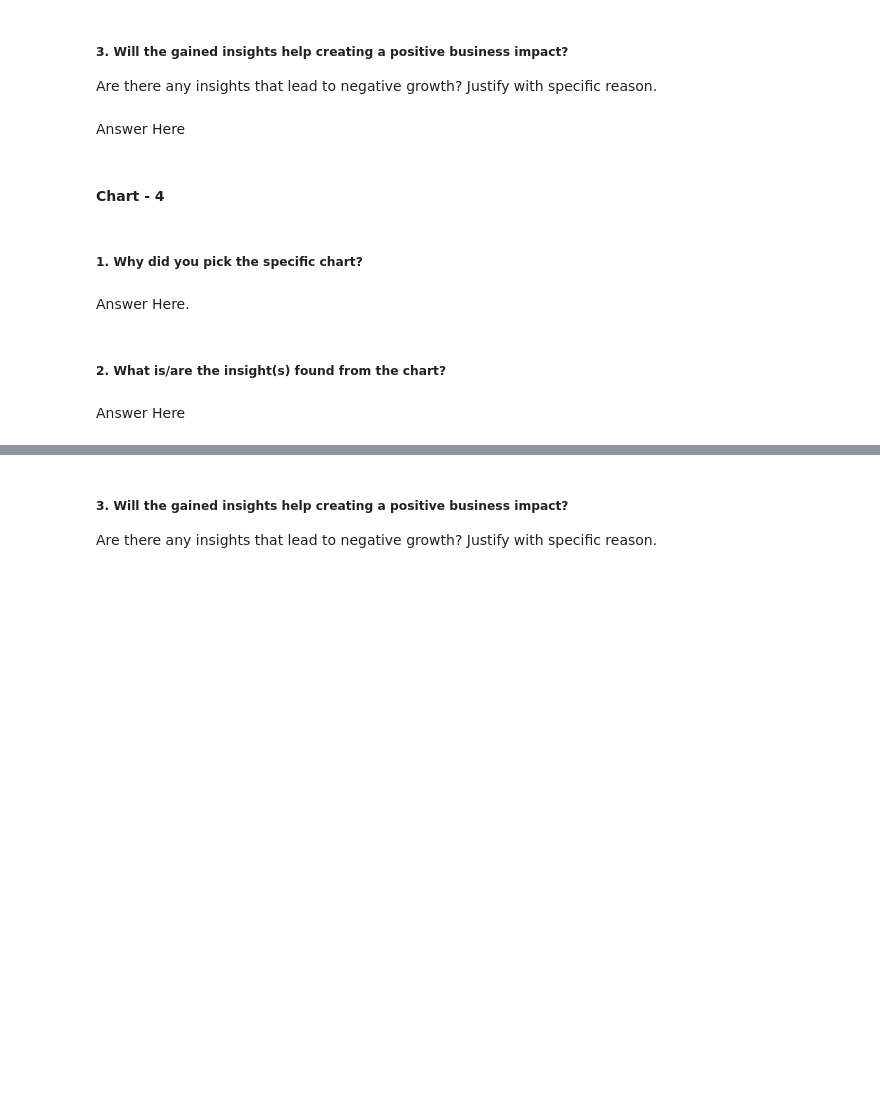
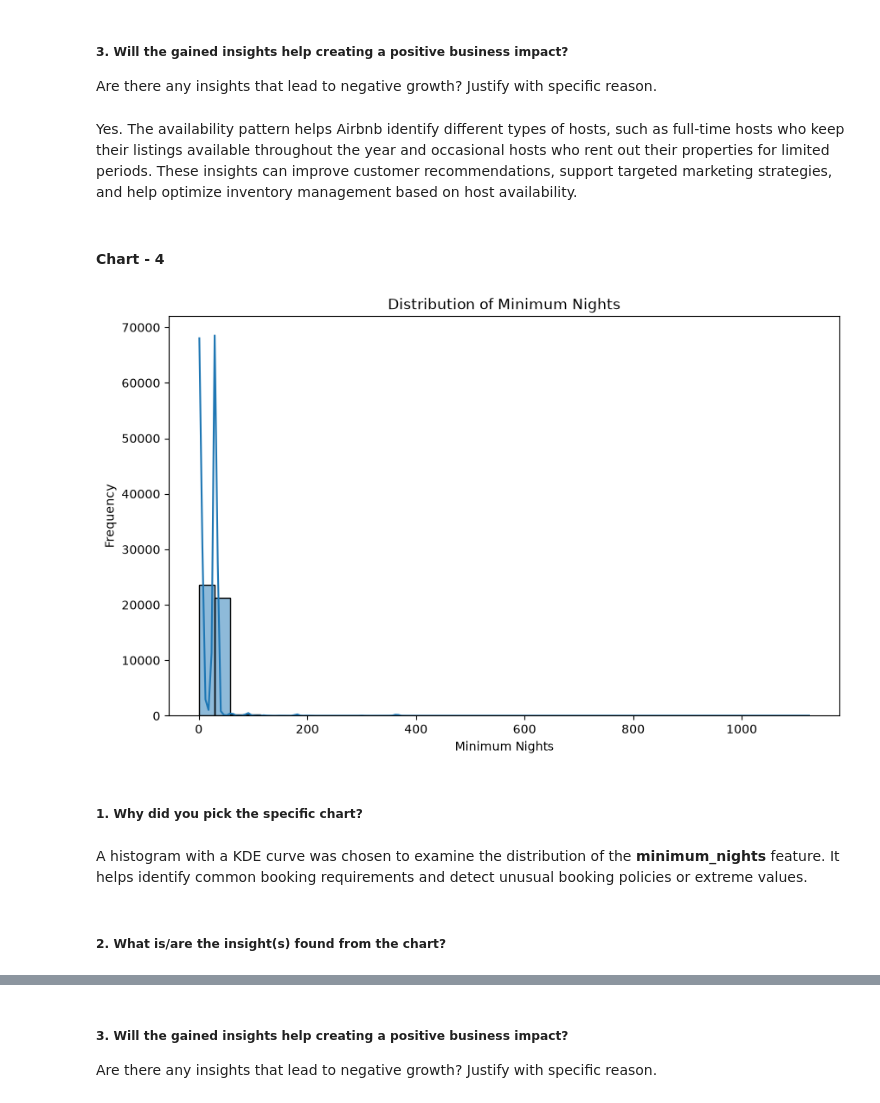
Before and after one commit to Krishna-matic/Machine_Learning_Projects, a Jupyter notebook: 04_Los_Angeles_Airbnb_Listings_Clustering/Clustering_ML_Project.ipynb, the cells around one changed output, grey strips where cells are left out. Cells and saved outputs as stored; diff of their text form; code cells hidden in the pictures; blank space fills up the shorter version.

```diff
--- a/04_Los_Angeles_Airbnb_Listings_Clustering/Clustering_ML_Project.ipynb
+++ b/04_Los_Angeles_Airbnb_Listings_Clustering/Clustering_ML_Project.ipynb
@@ -515,7 +564,7 @@ Answer Here
 # %% [markdown]
 ##### 3. Will the gained insights help creating a positive business impact?
 Are there any insights that lead to negative growth? Justify with specific reason.
-# %% [markdown]
-Answer Here
+# %% [markdown]
+Yes. The availability pattern helps Airbnb identify different types of hosts, such as full-time hosts who keep their listings available throughout the year and occasional hosts who rent out their properties for limited periods. These insights can improve customer recommendations, support targeted marketing strategies, and help optimize inventory management based on host availability.
 # %% [markdown]
 #### Chart - 4
@@ -524,8 +571,18 @@ Answer Here
+# %%
+# Chart - 4 visualization code
+plt.figure(figsize=(10,6))
+sns.histplot(df['minimum_nights'], bins=40, kde=True)
+
+plt.title("Distribution of Minimum Nights")
+plt.xlabel("Minimum Nights")
+plt.ylabel("Frequency")
+
+plt.show()
+# %% [output]
+[figure, added]
 # %% [markdown]
 ##### 1. Why did you pick the specific chart?
-# %% [markdown]
-Answer Here.
+# %% [markdown]
+A histogram with a KDE curve was chosen to examine the distribution of the **minimum_nights** feature. It helps identify common booking requirements and detect unusual booking policies or extreme values.
 # %% [markdown]
 ##### 2. What is/are the insight(s) found from the chart?
-# %% [markdown]
-Answer Here
```
Also changed, not shown: parts of 123 cells of this notebook.
